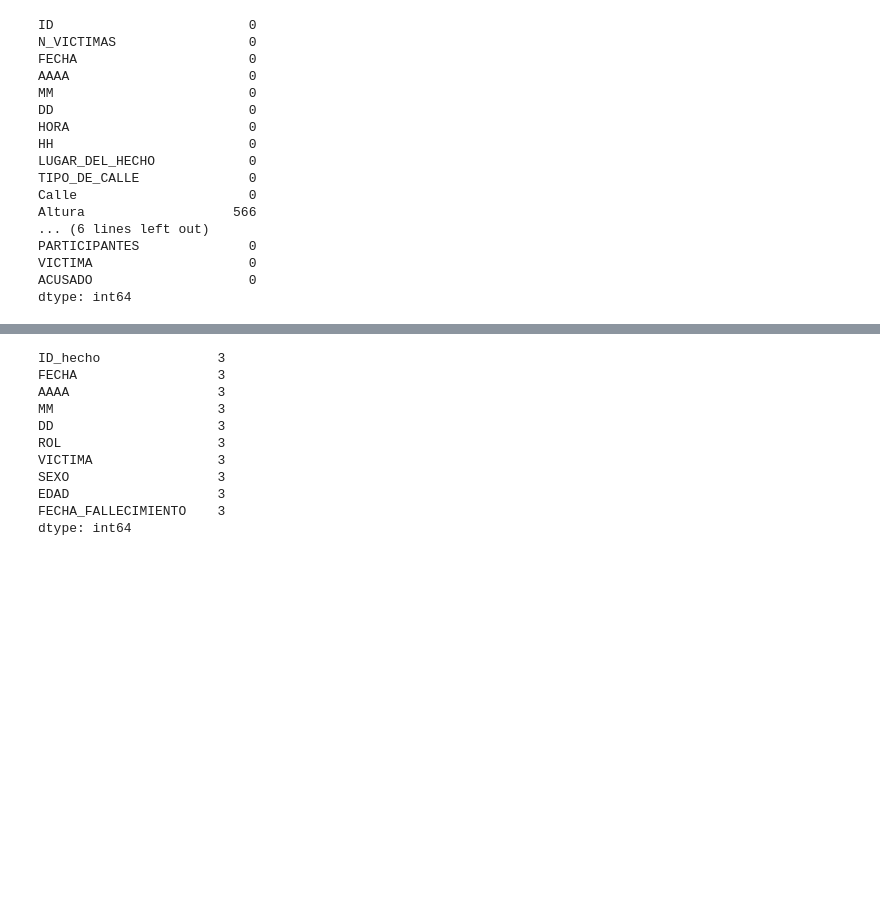
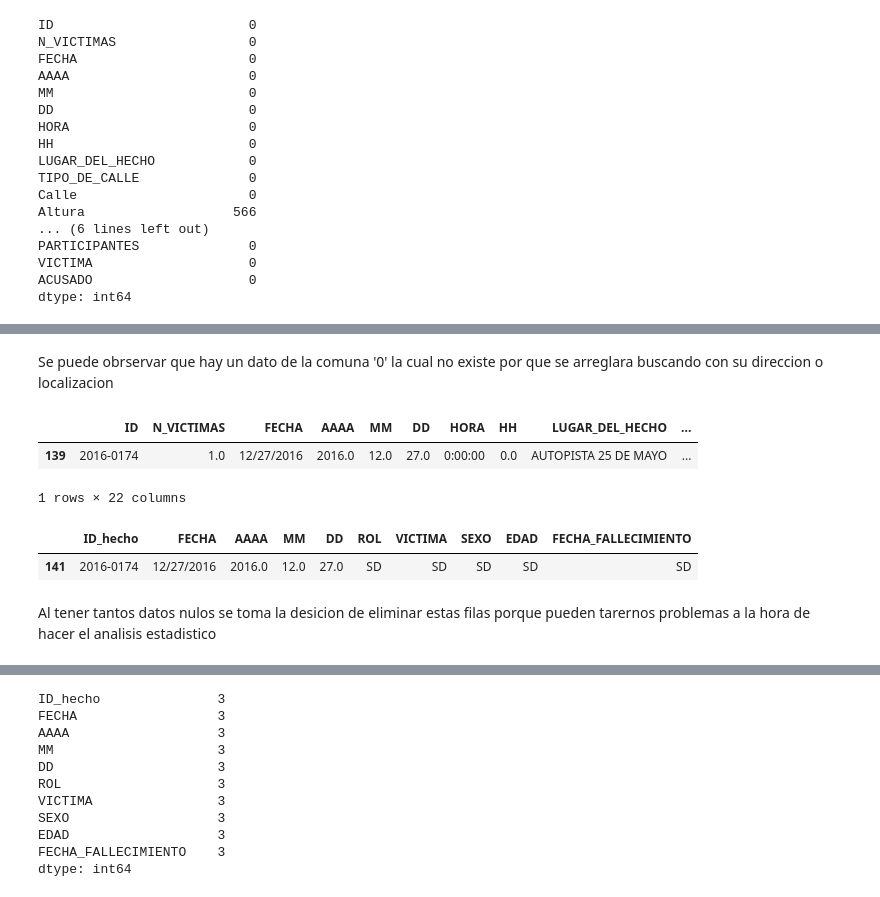
Before and after one commit to felipe97rg/PI02_DA, a Jupyter notebook: ETL_Homicidios.ipynb, the cells around one changed output, grey strips where cells are left out. Saved outputs shown, nothing was run; the diff lists cells and outputs as text; code cells hidden in the pictures; blank space fills up the shorter version.

```diff
--- a/ETL_Homicidios.ipynb
+++ b/ETL_Homicidios.ipynb
@@ -113,0 +263,17 @@ dtype: int64
+# %% [markdown]
+Se puede obrservar que hay un dato de la comuna '0' la cual no existe por que se arreglara buscando con su direccion o localizacion
+# %%
+# Fila en donde el dato de la columa = 0
+df_Hechos_1[df_Hechos_1['COMUNA'] == 0]
+# %% [output]
+|  | ID | N_VICTIMAS | FECHA | AAAA | MM | DD | HORA | HH | LUGAR_DEL_HECHO | ... |
+| 139 | 2016-0174 | 1.0 | 12/27/2016 | 2016.0 | 12.0 | 27.0 | 0:00:00 | 0.0 | AUTOPISTA 25 DE MAYO | ... |
+1 rows × 22 columns
+# %%
+# Fila con datos de la victima para el accidete '2016-0174'
+df_Victimas[df_Victimas['ID_hecho']=='2016-0174']
+# %% [output]
+|  | ID_hecho | FECHA | AAAA | MM | DD | ROL | VICTIMA | SEXO | EDAD | FECHA_FALLECIMIENTO |
+| 141 | 2016-0174 | 12/27/2016 | 2016.0 | 12.0 | 27.0 | SD | SD | SD | SD | SD |
+# %% [markdown]
+Al tener tantos datos nulos se toma la desicion de eliminar estas filas porque pueden tarernos problemas a la hora de hacer el analisis estadistico
```
Also changed, not shown: parts of 33 cells of this notebook, 2 other files.
